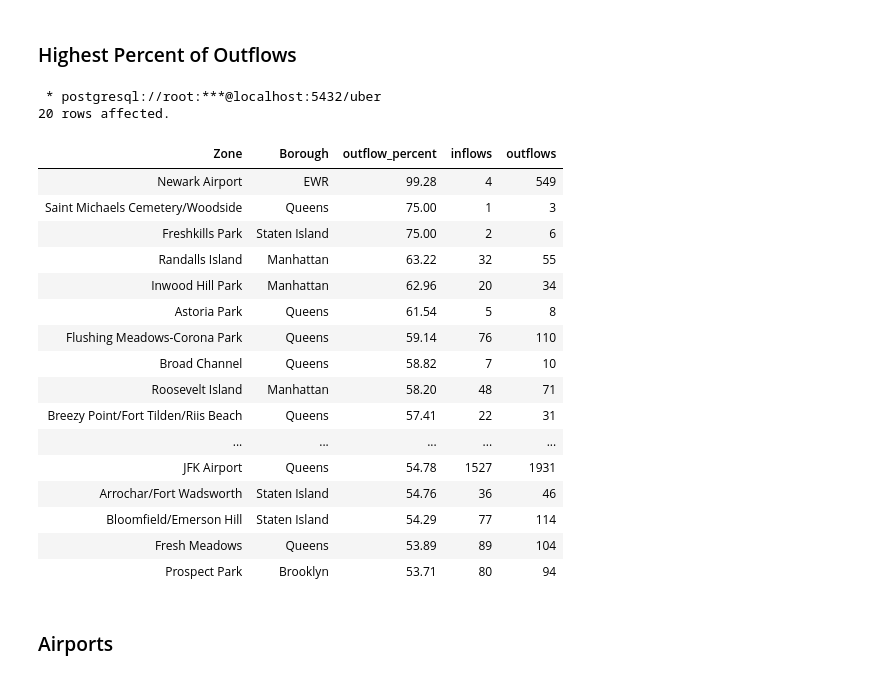
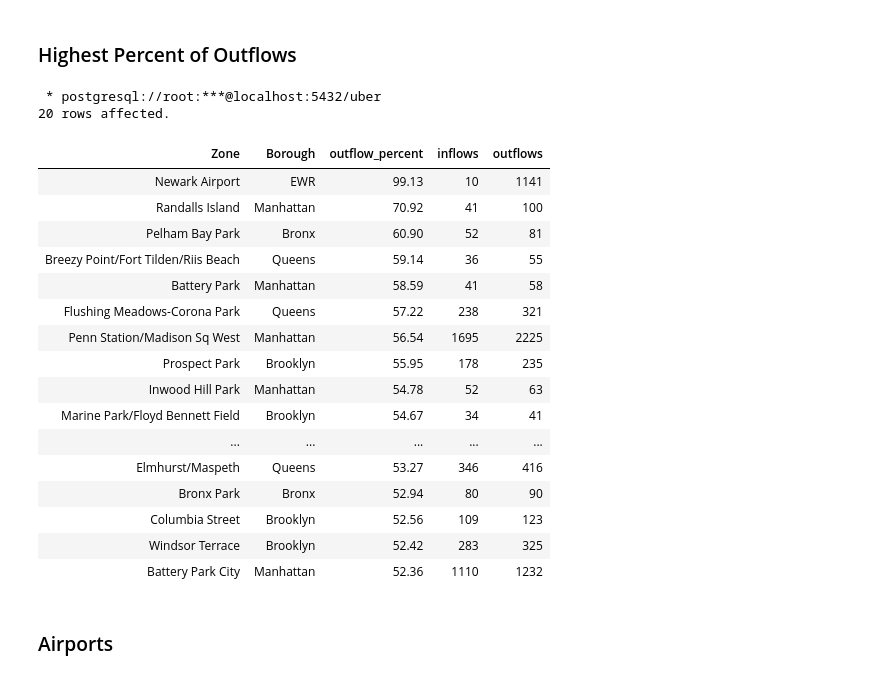
Before and after one commit to mjv2146/uber-nyc, a Jupyter notebook: notebooks/02_inflows_outflows.ipynb, the cells around one changed output. Drawn from its saved outputs; the diff is of its cells as text; code cells hidden in the pictures.

```diff
--- a/notebooks/02_inflows_outflows.ipynb
+++ b/notebooks/02_inflows_outflows.ipynb
@@ -241,36 +251,37 @@ LIMIT 20;
 # %%
 %%sql
 SELECT
 flows."Zone",
 flows."Borough",
 ROUND(
     100*outflows / (total)
 ,2) outflow_percent,
 inflows, outflows
 FROM flows
 WHERE (total > 0)
+AND total > (SELECT percentile_cont(0.05) WITHIN GROUP (ORDER BY total ASC) FROM flows)
 ORDER BY (outflows / (total)) DESC
 LIMIT 20;
 # %% [output]
  * postgresql://root:***@localhost:5432/uber
 20 rows affected.
 | Zone | Borough | outflow_percent | inflows | outflows |
-| Newark Airport | EWR | 99.28 | 4 | 549 |
-| Saint Michaels Cemetery/Woodside | Queens | 75.00 | 1 | 3 |
-| Freshkills Park | Staten Island | 75.00 | 2 | 6 |
-| Randalls Island | Manhattan | 63.22 | 32 | 55 |
-| Inwood Hill Park | Manhattan | 62.96 | 20 | 34 |
-| Astoria Park | Queens | 61.54 | 5 | 8 |
-| Flushing Meadows-Corona Park | Queens | 59.14 | 76 | 110 |
-| Broad Channel | Queens | 58.82 | 7 | 10 |
-| Roosevelt Island | Manhattan | 58.20 | 48 | 71 |
-| Breezy Point/Fort Tilden/Riis Beach | Queens | 57.41 | 22 | 31 |
+| Newark Airport | EWR | 99.13 | 10 | 1141 |
+| Randalls Island | Manhattan | 70.92 | 41 | 100 |
+| Pelham Bay Park | Bronx | 60.90 | 52 | 81 |
+| Breezy Point/Fort Tilden/Riis Beach | Queens | 59.14 | 36 | 55 |
+| Battery Park | Manhattan | 58.59 | 41 | 58 |
+| Flushing Meadows-Corona Park | Queens | 57.22 | 238 | 321 |
+| Penn Station/Madison Sq West | Manhattan | 56.54 | 1695 | 2225 |
+| Prospect Park | Brooklyn | 55.95 | 178 | 235 |
+| Inwood Hill Park | Manhattan | 54.78 | 52 | 63 |
+| Marine Park/Floyd Bennett Field | Brooklyn | 54.67 | 34 | 41 |
 | ... | ... | ... | ... | ... |
-| JFK Airport | Queens | 54.78 | 1527 | 1931 |
-| Arrochar/Fort Wadsworth | Staten Island | 54.76 | 36 | 46 |
-| Bloomfield/Emerson Hill | Staten Island | 54.29 | 77 | 114 |
-| Fresh Meadows | Queens | 53.89 | 89 | 104 |
-| Prospect Park | Brooklyn | 53.71 | 80 | 94 |
+| Elmhurst/Maspeth | Queens | 53.27 | 346 | 416 |
+| Bronx Park | Bronx | 52.94 | 80 | 90 |
+| Columbia Street | Brooklyn | 52.56 | 109 | 123 |
+| Windsor Terrace | Brooklyn | 52.42 | 283 | 325 |
+| Battery Park City | Manhattan | 52.36 | 1110 | 1232 |
 # %% [markdown]
 ### Airports
 # %%
```
Also changed, not shown: parts of 9 cells of this notebook, 4 other files.
